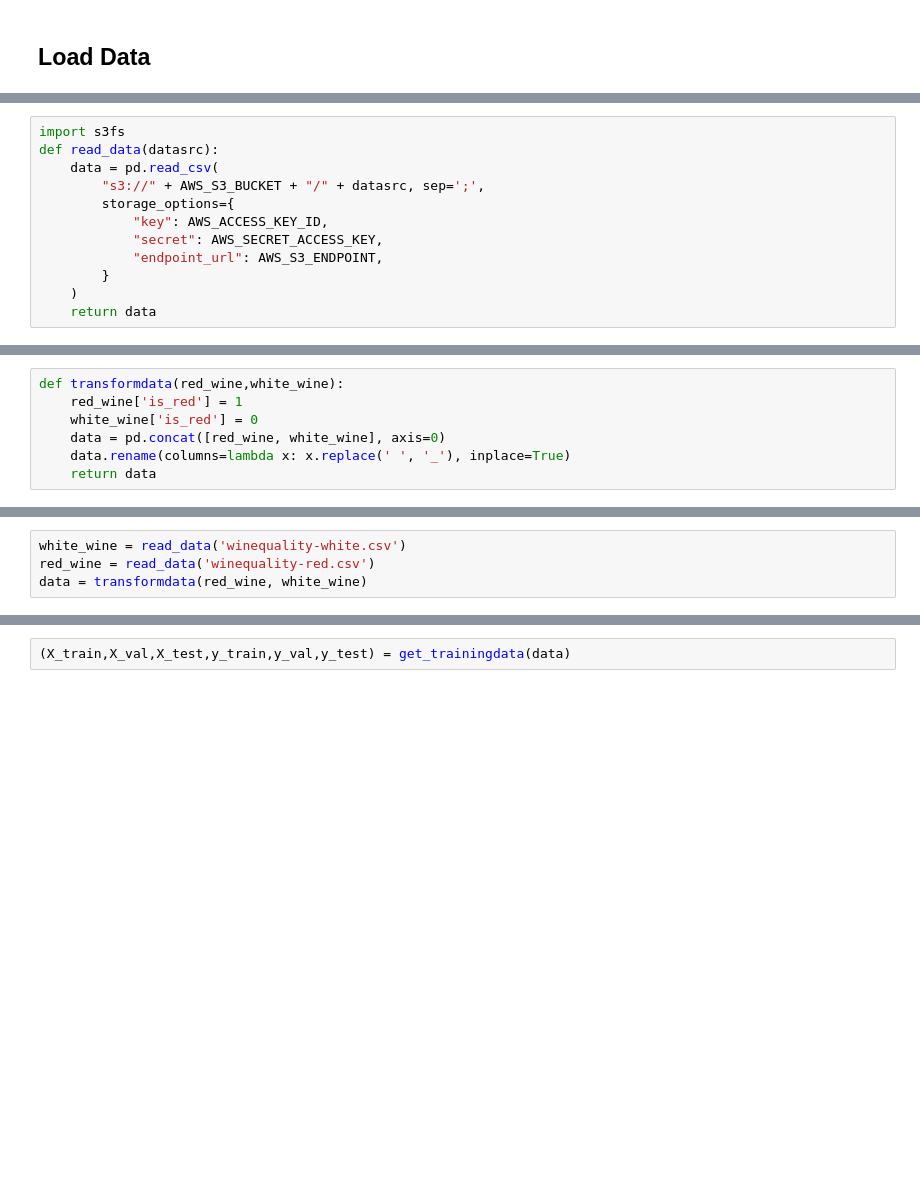
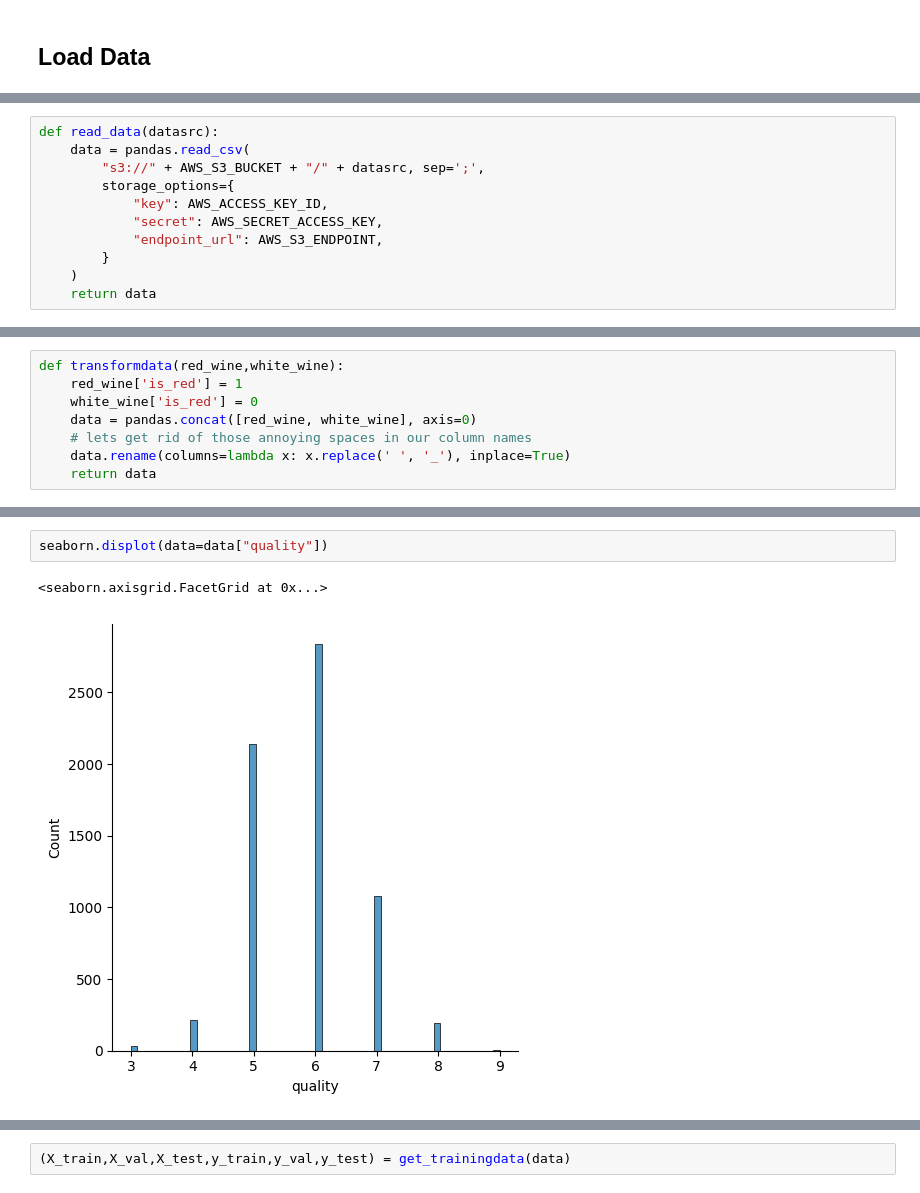
Before and after one commit to rht-labs/mlops-exercise, a Jupyter notebook: 1-prep_and_gather_data_instructor.ipynb, the cells around one changed output, grey strips where cells are left out. Saved outputs shown, nothing was run; the diff lists cells and outputs as text; blank space fills up the shorter version.

```diff
--- a/1-prep_and_gather_data_instructor.ipynb
+++ b/1-prep_and_gather_data_instructor.ipynb
@@ -51,7 +84,6 @@ response = s3_client.download_file(bucket_name, objectname, file_addr)
 # %%
-import s3fs
 def read_data(datasrc):
-    data = pd.read_csv(
+    data = pandas.read_csv(
         "s3://" + AWS_S3_BUCKET + "/" + datasrc, sep=';',
         storage_options={
             "key": AWS_ACCESS_KEY_ID,
@@ -66,6 +128,7 @@ def read_data(datasrc):
 def transformdata(red_wine,white_wine):
     red_wine['is_red'] = 1
     white_wine['is_red'] = 0
-    data = pd.concat([red_wine, white_wine], axis=0)
+    data = pandas.concat([red_wine, white_wine], axis=0)
+    # lets get rid of those annoying spaces in our column names
     data.rename(columns=lambda x: x.replace(' ', '_'), inplace=True)
     return data
@@ -72,4 +160,5 @@ def transformdata(red_wine,white_wine):
 # %%
-white_wine = read_data('winequality-white.csv')
-red_wine = read_data('winequality-red.csv')
-data = transformdata(red_wine, white_wine)
+seaborn.displot(data=data["quality"])
+# %% [output]
+<seaborn.axisgrid.FacetGrid at 0x...>
+[figure, added]
```
Also changed, not shown: parts of 53 cells of this notebook, 2 other files.
